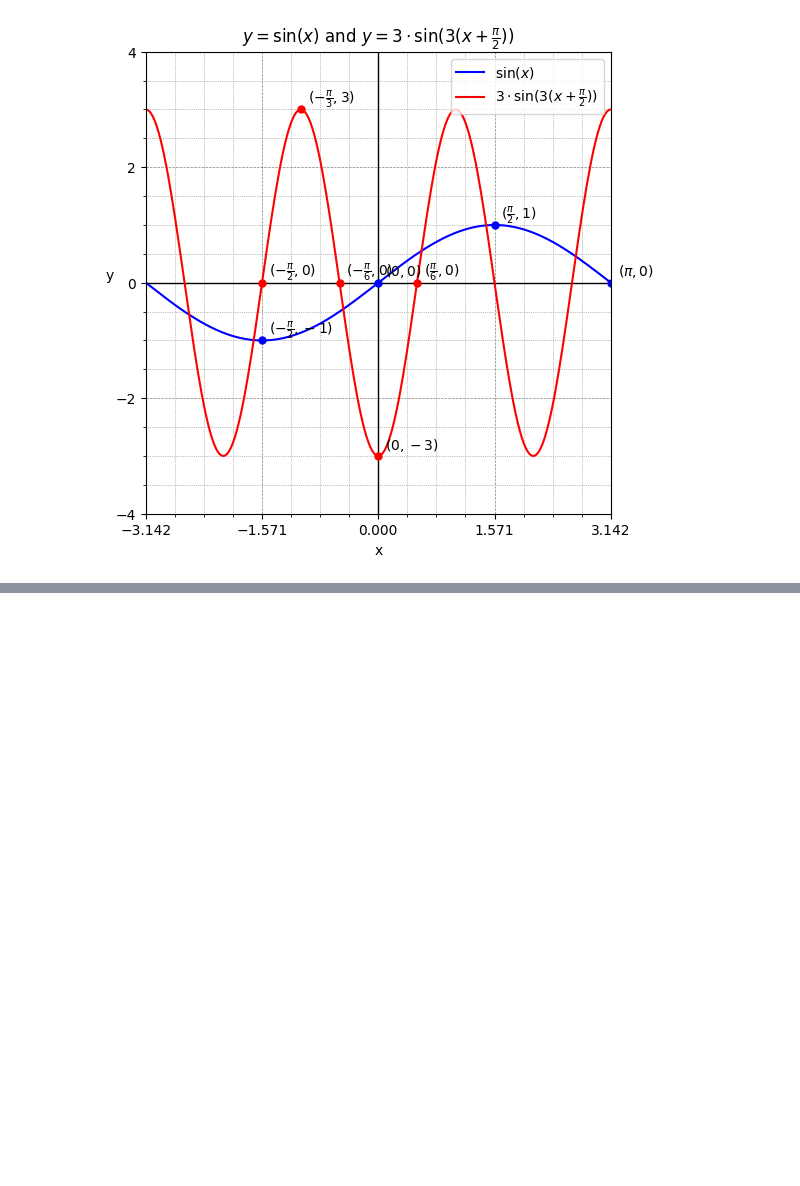
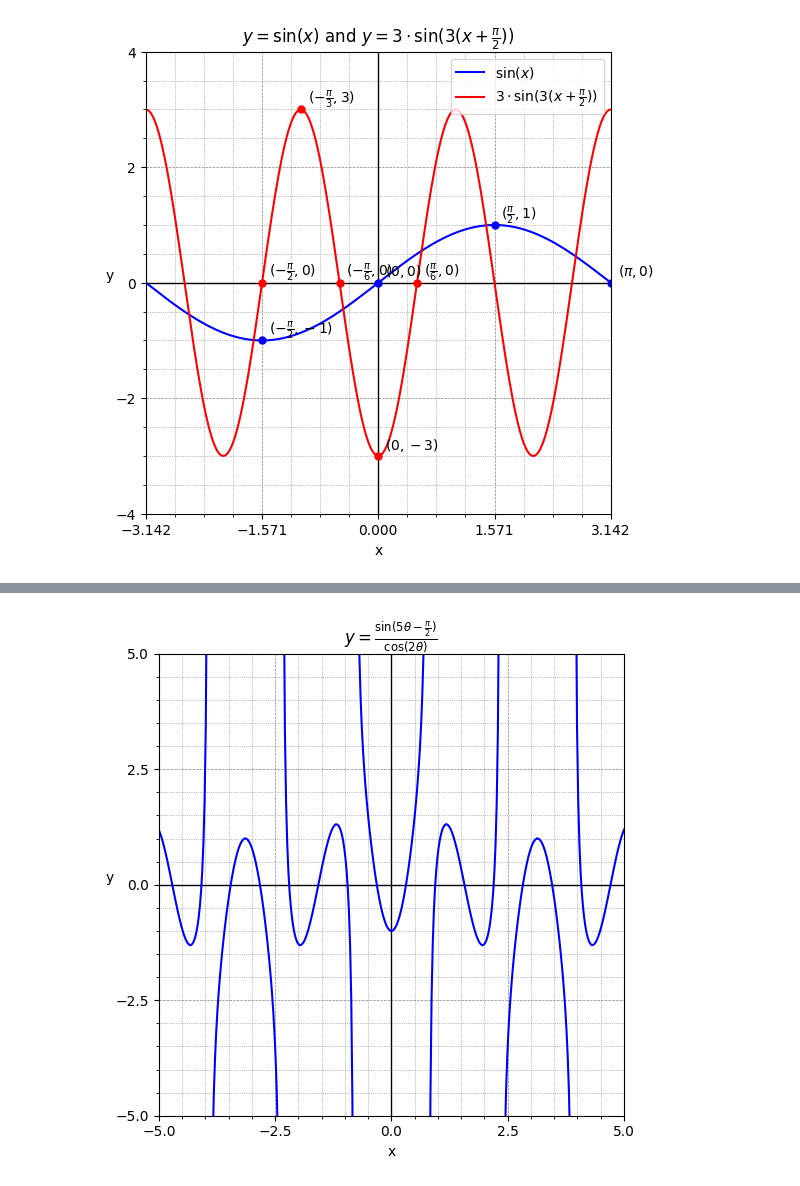
Before and after one commit to seanjiangsh/math-practice, a Jupyter notebook: trigonometry/practice.ipynb, the cells around one changed output, grey strips where cells are left out. Cells and saved outputs as stored; diff of their text form; code cells hidden in the pictures; blank space fills up the shorter version.

```diff
--- a/trigonometry/practice.ipynb
+++ b/trigonometry/practice.ipynb
@@ -613,0 +631,15 @@ plot_lines(title, lines, limits=limits)
+# %%
+# y = sin(5θ-pi/2) / cos(2θ)
+y = np.sin(5*x - math.pi/2) / np.cos(2*x)
+label = "$\\frac{\\sin(5\\theta - \\frac{\\pi}{2})}{\\cos(2\\theta)}$"
+
+lines = []
+for seg in get_segment_lines_by_peaks(x, y):
+  lines.append(seg)
+
+title = "$y = \\frac{\\sin(5\\theta - \\frac{\\pi}{2})}{\\cos(2\\theta)}$"
+limits = {"x": (-5, 5), "y": (-5, 5)}
+
+plot_lines(title, lines, limits=limits)
+# %% [output]
+[figure, added]
```
Also changed, not shown: parts of 6 cells of this notebook.
